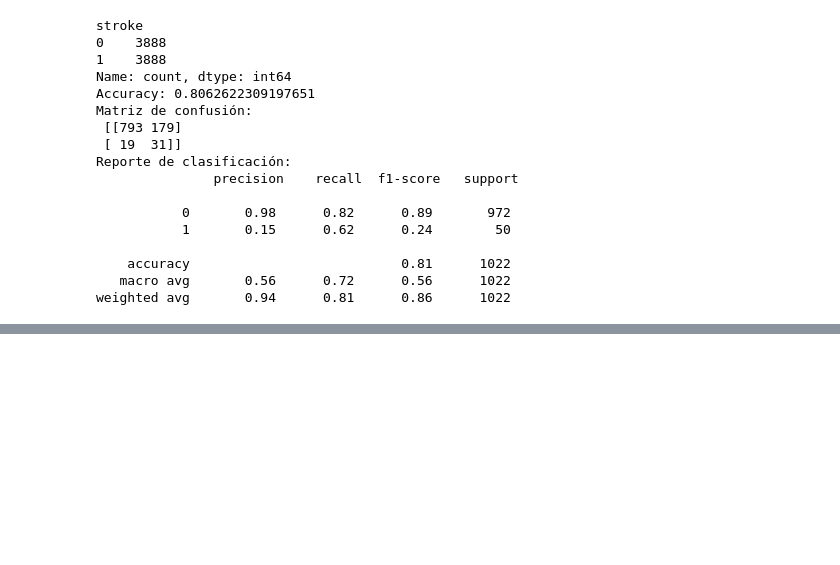
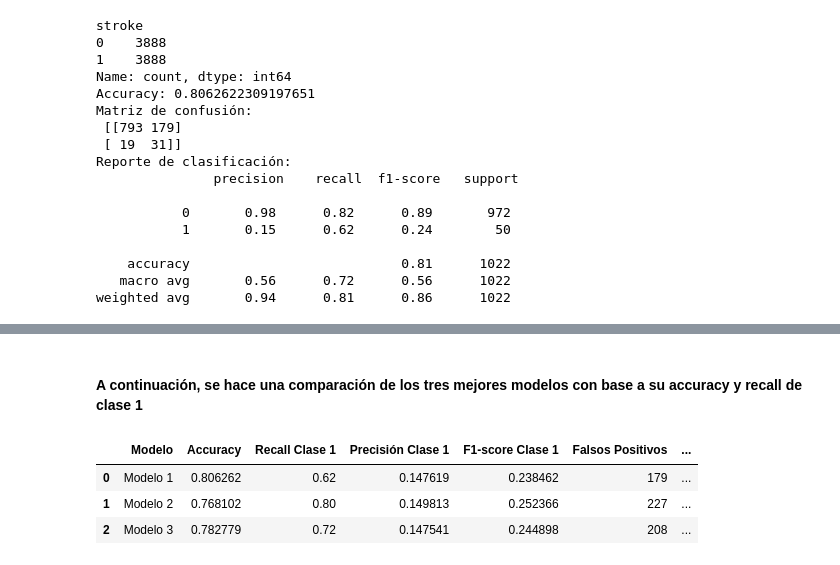
Before and after one commit to MiriamDonas00022423/ProyectoNumericoBurdenShots, a Jupyter notebook: my_regression_app/notebook/logistic_regression.ipynb, the cells around one changed output, grey strips where cells are left out. Drawn from its saved outputs; the diff is of its cells as text; code cells hidden in the pictures; blank space fills up the shorter version.

```diff
--- a/my_regression_app/notebook/logistic_regression.ipynb
+++ b/my_regression_app/notebook/logistic_regression.ipynb
@@ -908,3 +911,6 @@ weighted avg       0.94      0.74      0.81      1022
+# %%
+#lista para comparar los mejores modelos
+resultados_modelos = []
 # %%
 X = df[['age','hypertension','heart_disease','bmi','married_Yes',
            'work_Self-employed','smoke_formerly smoked','smoke_smokes']]
@@ -957,6 +963,15 @@ Reporte de clasificación:
    macro avg       0.55      0.74      0.51      1022
 weighted avg       0.94      0.71      0.79      1022
 # %%
+from sklearn.metrics import (
+    accuracy_score,
+    recall_score,
+    precision_score,
+    f1_score,
+    confusion_matrix,
+    classification_report
+)
+
 X = df.drop(columns=['stroke'])
 y = df['stroke']
 
@@ -987,6 +1002,26 @@ y_pred = model.predict(X_test_scaled)
 print("Accuracy:", accuracy_score(y_test, y_pred))
 print("Matriz de confusión:\n", confusion_matrix(y_test, y_pred))
 print("Reporte de clasificación:\n", classification_report(y_test, y_pred))
+
+# Calcular métricas
+acc = accuracy_score(y_test, y_pred)
+recall = recall_score(y_test, y_pred)
+precision = precision_score(y_test, y_pred)
+f1 = f1_score(y_test, y_pred)
+cm = confusion_matrix(y_test, y_pred)
+fp = cm[0][1]  # Falsos positivos
+fn = cm[1][0]  # Falsos negativos
+
+# Agregar a la lista de resultados
+resultados_modelos.append({
+    'Modelo': 'Modelo 1',
+    'Accuracy': acc,
+    'Recall Clase 1': recall,
+    'Precisión Clase 1': precision,
+    'F1-score Clase 1': f1,
+    'Falsos Positivos': fp,
+    'Falsos Negativos': fn
+})
 # %% [output]
 stroke
 0    3888
@@ -1041,0 +1481,10 @@ print("Reporte de clasificación:\n", classification_report(y_test, y_pred))
+# %% [markdown]
+#### A continuación, se hace una comparación de los tres mejores modelos con base a su accuracy y recall de clase 1
+# %%
+df_resultados = pd.DataFrame(resultados_modelos)
+display(df_resultados)
+# %% [output]
+|  | Modelo | Accuracy | Recall Clase 1 | Precisión Clase 1 | F1-score Clase 1 | Falsos Positivos | ... |
+| 0 | Modelo 1 | 0.806262 | 0.62 | 0.147619 | 0.238462 | 179 | ... |
+| 1 | Modelo 2 | 0.768102 | 0.80 | 0.149813 | 0.252366 | 227 | ... |
+| 2 | Modelo 3 | 0.782779 | 0.72 | 0.147541 | 0.244898 | 208 | ... |
```
Also changed, not shown: parts of 23 cells of this notebook.
